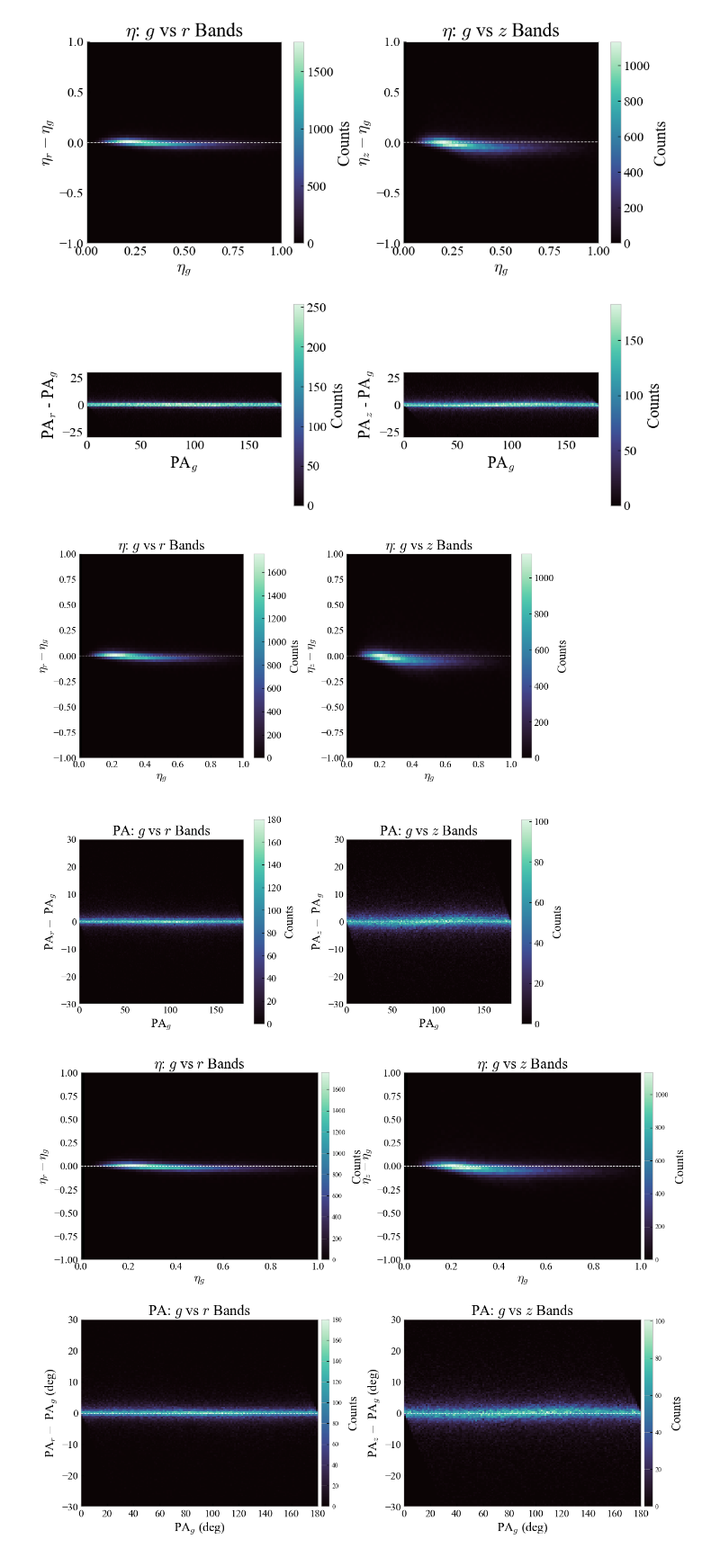
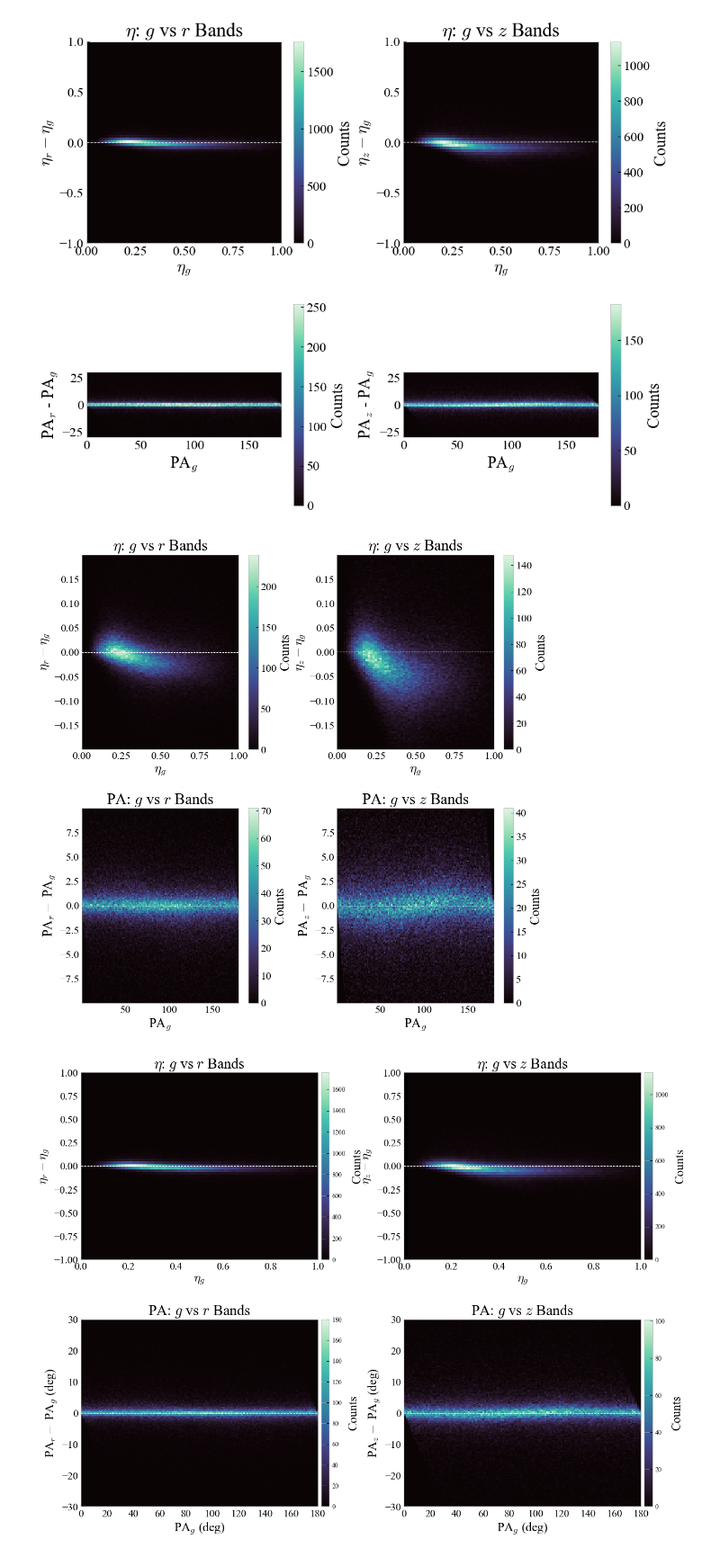
Before and after one commit to CarrieFilion/Galaxy-Morphology, a Jupyter notebook: sandbox/InclinationSample.ipynb, the cells around one changed output. Shown at 90% size. Saved outputs shown, nothing was run; the diff lists cells and outputs as text; code cells hidden in the pictures.

Commit message:
edits and graphs

```diff
--- a/sandbox/InclinationSample.ipynb
+++ b/sandbox/InclinationSample.ipynb
@@ -683,12 +697,6 @@ pa_g = np.array(data['pa_g'])
 pa_r = np.array(data['pa_r'])
 pa_z = np.array(data['pa_z'])
 
-def convert_pa(arr):
-    return 90 + np.degrees(arr) / 2.0
-
-pa_g = convert_pa(np.array(data['pa_g']))
-pa_r = convert_pa(np.array(data['pa_r']))
-pa_z = convert_pa(np.array(data['pa_z']))
 
 eta_g = np.array(data['eta_g'])
 eta_r = np.array(data['eta_r'])
@@ -698,10 +706,18 @@ error_eta_g_r = eta_r - eta_g
 error_eta_g_z = eta_z - eta_g
 error_pa_g_r = pa_r - pa_g
 error_pa_g_z = pa_z - pa_g
-error_pa_g_r_best=error_pa_g_r[np.abs(error_pa_g_r)<30]
-error_pa_g_z_best=error_pa_g_z[np.abs(error_pa_g_z)<30]
-pa_g_best=pa_g[np.abs(error_pa_g_r)<30]
-pa_g_best2=pa_g[np.abs(error_pa_g_z)<30]
+error_pa_g_r_best=error_pa_g_r[np.abs(error_pa_g_r)<10]
+error_pa_g_z_best=error_pa_g_z[np.abs(error_pa_g_z)<10]
+pa_g_best=pa_g[np.abs(error_pa_g_r)<10]
+pa_g_best2=pa_g[np.abs(error_pa_g_z)<10]
+
+
+error_eta_g_r_best = error_eta_g_r[np.abs(error_eta_g_r)<0.2]
+error_eta_g_z_best = error_eta_g_z[np.abs( error_eta_g_z)<0.2]
+
+eta_g_r_best=eta_g[np.abs(error_eta_g_r)<0.2]
+eta_g_z_best=eta_g[np.abs( error_eta_g_z)<0.2]
+
 
 # --- Create figure manually with GridSpec for custom layout
 fig = plt.figure(figsize=(12, 12))
@@ -716,48 +732,48 @@ axes[1, 1] = fig.add_subplot(gs[1, 1])
 with PdfPages('/Users/Megan/Desktop/Desktop/Sonification/PlotsPaper/grid_news_diff_eta_pa.pdf') as pp:
 
     # --- η: g vs r ---
-    h1 = axes[0, 0].hist2d(eta_g, error_eta_g_r, bins=130, cmap=cmap)
+    h1 = axes[0, 0].hist2d(eta_g_r_best, error_eta_g_r_best, bins=130, cmap=cmap)
     axes[0, 0].set(xlabel=r'$\eta_g$', ylabel=r'$\eta_r - \eta_g$',
-                   title=r'$\eta$: $g$ vs $r$ Bands', xlim=[0,1], ylim=[-1,1])
+                   title=r'$\eta$: $g$ vs $r$ Bands', xlim=[0,1])
     axes[0, 0].plot([0,1], [0,0], 'w--', lw=0.8)
     axes[0, 0].set_facecolor("black")
     axes[0, 0].grid(False)
     fig.colorbar(h1[3], ax=axes[0, 0], label='Counts')
 
     # --- η: g vs z ---
-    h2 = axes[0, 1].hist2d(eta_g, error_eta_g_z, bins=130, cmap=cmap)
+    h2 = axes[0, 1].hist2d(eta_g_z_best, error_eta_g_z_best, bins=130, cmap=cmap)
     axes[0, 1].set(xlabel=r'$\eta_g$', ylabel=r'$\eta_z - \eta_g$',
-                   title=r'$\eta$: $g$ vs $z$ Bands', xlim=[0,1], ylim=[-1,1])
+                   title=r'$\eta$: $g$ vs $z$ Bands',xlim=[0,1])
     axes[0, 1].plot([0,1], [0,0], 'w--', lw=0.8)
     axes[0, 1].set_facecolor("black")
     axes[0, 1].grid(False)
     fig.colorbar(h2[3], ax=axes[0, 1], label='Counts')
 
     # --- PA: g vs r ---
     h3 = axes[1, 0].hist2d(pa_g_best, error_pa_g_r_best, bins=130, cmap=cmap)
     axes[1, 0].set(xlabel=r'PA$_g$', ylabel=r'PA$_r -$ PA$_g$',
-                   title=r'PA: $g$ vs $r$ Bands', xlim=[0,180], ylim=[-30,30])
+                   title=r'PA: $g$ vs $r$ Bands')
     axes[1, 0].plot([0,180], [0,0], 'w--', lw=0.8)
     axes[1, 0].set_facecolor("black")
-    axes[1, 0].set_aspect((180)/(60))  #Force square data ratio
+#Force square data ratio
     axes[1, 0].grid(False)
     fig.colorbar(h3[3], ax=axes[1, 0], label='Counts')
 
     # --- PA: g vs z ---
     h4 = axes[1, 1].hist2d(pa_g_best2, error_pa_g_z_best, bins=130, cmap=cmap)
     axes[1, 1].set(xlabel=r'PA$_g$', ylabel=r'PA$_z -$ PA$_g$',
-                   title=r'PA: $g$ vs $z$ Bands', xlim=[0,180], ylim=[-30,30])
+                   title=r'PA: $g$ vs $z$ Bands')
     axes[1, 1].plot([0,180], [0,0], 'w--', lw=0.8)
     axes[1, 1].set_facecolor("black")
-    axes[1, 1].set_aspect((180)/(60))  # Force square data ratio
+     # Force square data ratio
     axes[1, 1].grid(False)
     fig.colorbar(h4[3], ax=axes[1, 1], label='Counts')
 
     pp.savefig(fig, bbox_inches='tight')
 
 plt.show()
 # %% [output]
-[figure, old version]
+[figure, new version]
 # %%
 import numpy as np
 import matplotlib.pyplot as plt
```
Also changed, not shown: parts of 2 cells of this notebook, 2 other files.
